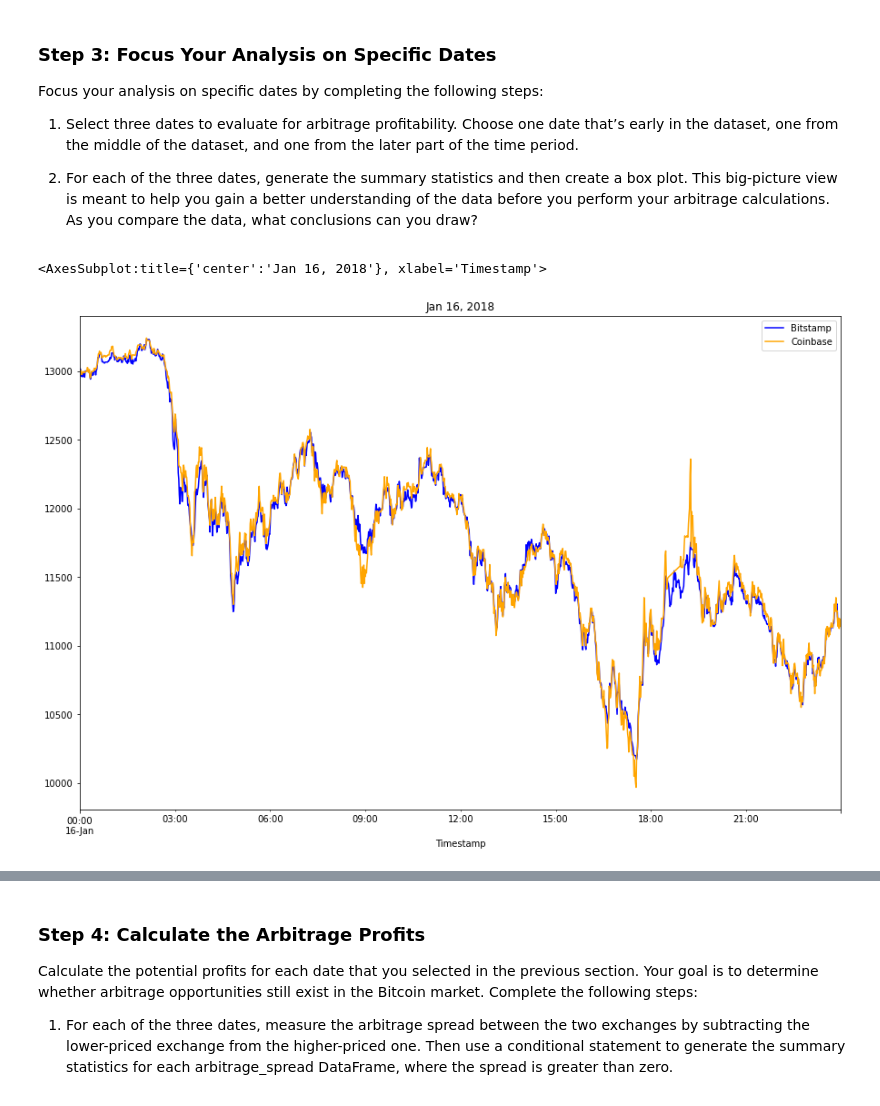
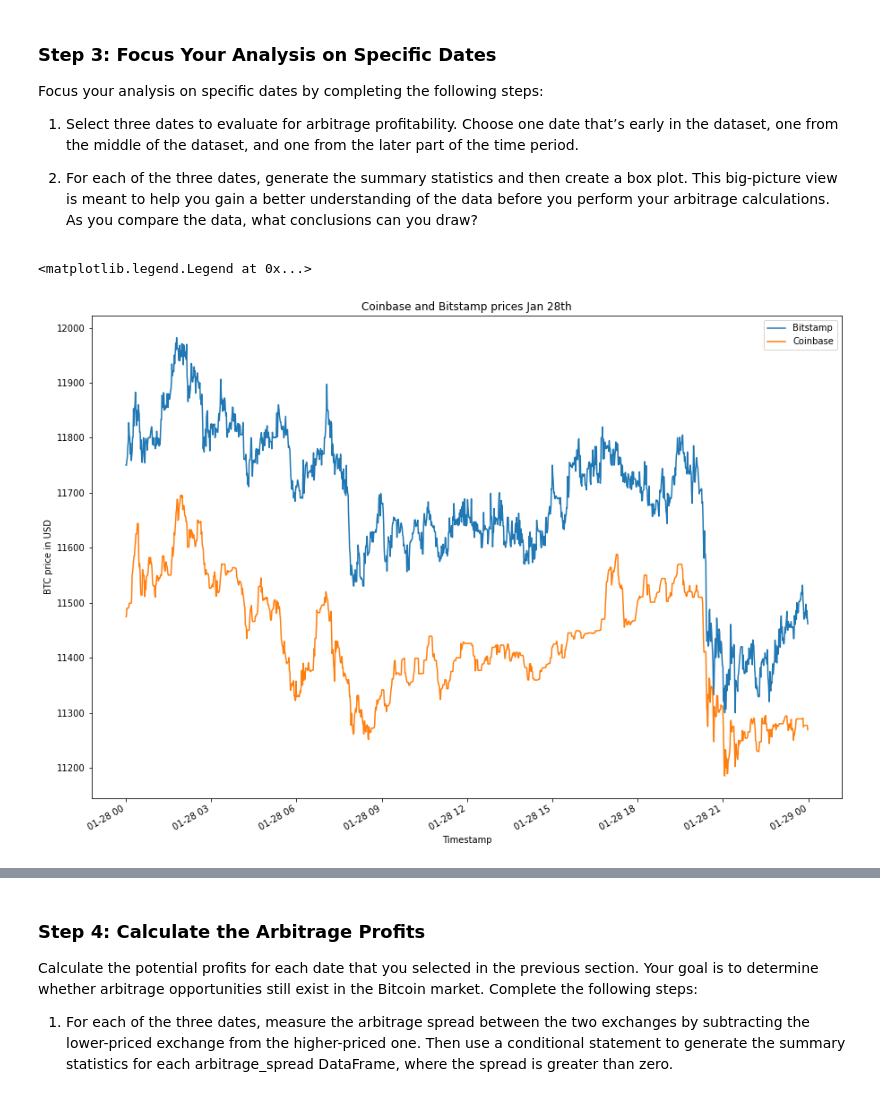
Before and after one commit to jedandroby/Bitcoin_arbitrage_analysis, a Jupyter notebook: crypto_arbitrage.ipynb, the cells around one changed output, grey strips where cells are left out. Cells and saved outputs as stored; diff of their text form; code cells hidden in the pictures.

```diff
--- a/crypto_arbitrage.ipynb
+++ b/crypto_arbitrage.ipynb
@@ -415,10 +431,14 @@ Focus your analysis on specific dates by completing the following steps:
 # %%
 # Create an overlay plot that visualizes the two dataframes over a period of one day early in the dataset.
 # Be sure that the plots include the parameters `legend`, `figsize`, `title`, `color` and `label`
 # YOUR CODE HERE
+ax = bitstamp_sliced.loc['2018-01-28'].plot(figsize =(15,11), title = 'Coinbase and Bitstamp prices Jan 28th', ylabel='BTC price in USD')
+
+coinbase_sliced.loc['2018-01-28'].plot(ax=ax)
+ax.legend(['Bitstamp','Coinbase'])
 # %% [output]
-<AxesSubplot:title={'center':'Jan 16, 2018'}, xlabel='Timestamp'>
+<matplotlib.legend.Legend at 0x...>
-[figure, old version]
+[figure, new version]
 # %%
 # Using the early date that you have selected, calculate the arbitrage spread
 # by subtracting the bitstamp lower closing prices from the coinbase higher closing prices
```
Also changed, not shown: parts of 35 cells of this notebook, 7 other files.
